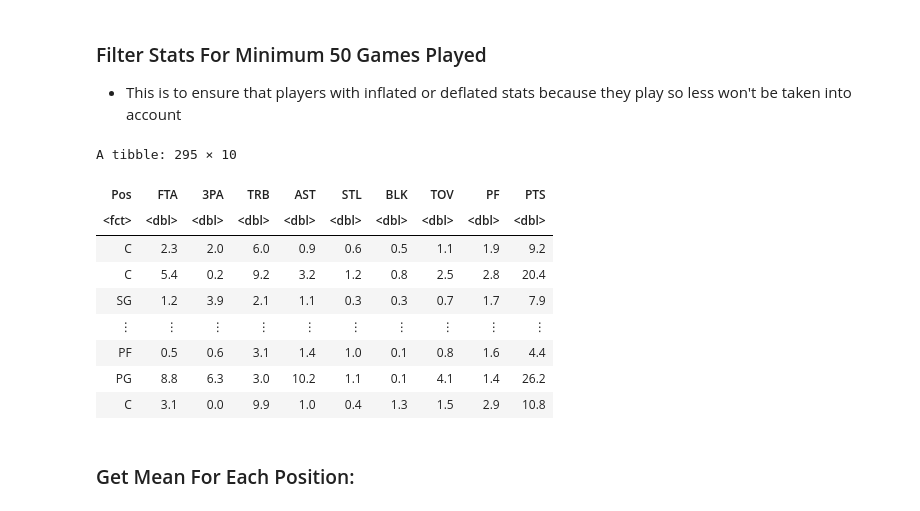
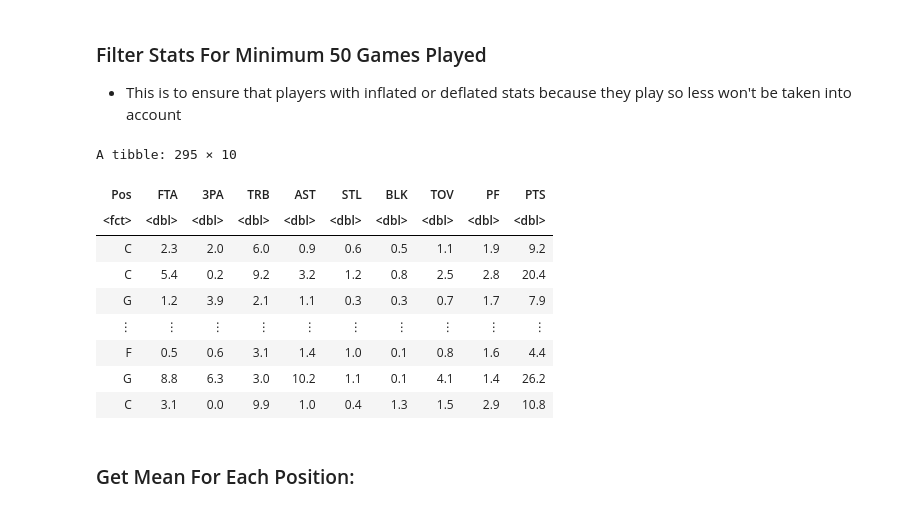
Before and after one commit to Elalalaqqq/DSCI-100-2023W2-GROUP-28, a Jupyter notebook: Report.ipynb, the cells around one changed output. Saved outputs shown, nothing was run; the diff lists cells and outputs as text; code cells hidden in the pictures.

```diff
--- a/Report.ipynb
+++ b/Report.ipynb
@@ -50,22 +68,34 @@ A spec_tbl_df: 679 × 30
 # %%
 set.seed(2024)
 filteredStats <- nbaStats |>
-                    group_by(Player) |>
-                    filter(n() == 1 | Tm == "TOT", G >= 50, !(Pos %in% c("PF-SF", "SF-SG", "SG-PG"))) |>
-                    ungroup() |>
-                    select("Pos", "FTA", "3PA", "TRB":"PTS") |>
-                    mutate(Pos = as.factor(Pos), across(where(is.character), as.numeric))
+    group_by(Player) |>
+    filter(n() == 1 | Tm == "TOT", G >= 50, !(Pos %in% c("PF-SF", "SF-SG", "SG-PG"))) |>
+    ungroup() |>
+    select("Pos", "FTA", "3PA", "TRB":"PTS") |>
+    mutate(Pos = as.factor(case_when(Pos == "PG" | Pos == "SG" ~ "G",
+                         Pos == "PF" | Pos == "SF" ~ "F",
+                         Pos == "C" ~ "C")),
+          across(where(is.character), as.numeric))
+
+# Put this in mutate for 3 position classification
+# Pos = as.factor(case_when(Pos == "PG" | Pos == "SG" ~ "G",
+#                          Pos == "PF" | Pos == "SF" ~ "F",
+#                          Pos == "C" ~ "C"))
+# Put this in mutate for 5 position classification
+# Pos = as.factor(Pos)
+
+
 filteredStats
 # %% [output]
 A tibble: 295 × 10
 | Pos | FTA | 3PA | TRB | AST | STL | BLK | TOV | PF | PTS |
 | <fct> | <dbl> | <dbl> | <dbl> | <dbl> | <dbl> | <dbl> | <dbl> | <dbl> | <dbl> |
 | C | 2.3 | 2.0 | 6.0 | 0.9 | 0.6 | 0.5 | 1.1 | 1.9 | 9.2 |
 | C | 5.4 | 0.2 | 9.2 | 3.2 | 1.2 | 0.8 | 2.5 | 2.8 | 20.4 |
-| SG | 1.2 | 3.9 | 2.1 | 1.1 | 0.3 | 0.3 | 0.7 | 1.7 | 7.9 |
+| G | 1.2 | 3.9 | 2.1 | 1.1 | 0.3 | 0.3 | 0.7 | 1.7 | 7.9 |
 | ⋮ | ⋮ | ⋮ | ⋮ | ⋮ | ⋮ | ⋮ | ⋮ | ⋮ | ⋮ |
-| PF | 0.5 | 0.6 | 3.1 | 1.4 | 1.0 | 0.1 | 0.8 | 1.6 | 4.4 |
-| PG | 8.8 | 6.3 | 3.0 | 10.2 | 1.1 | 0.1 | 4.1 | 1.4 | 26.2 |
+| F | 0.5 | 0.6 | 3.1 | 1.4 | 1.0 | 0.1 | 0.8 | 1.6 | 4.4 |
+| G | 8.8 | 6.3 | 3.0 | 10.2 | 1.1 | 0.1 | 4.1 | 1.4 | 26.2 |
 | C | 3.1 | 0.0 | 9.9 | 1.0 | 0.4 | 1.3 | 1.5 | 2.9 | 10.8 |
 # %% [markdown]
 ### Get Mean For Each Position:
```
Also changed, not shown: parts of 6 cells of this notebook.
